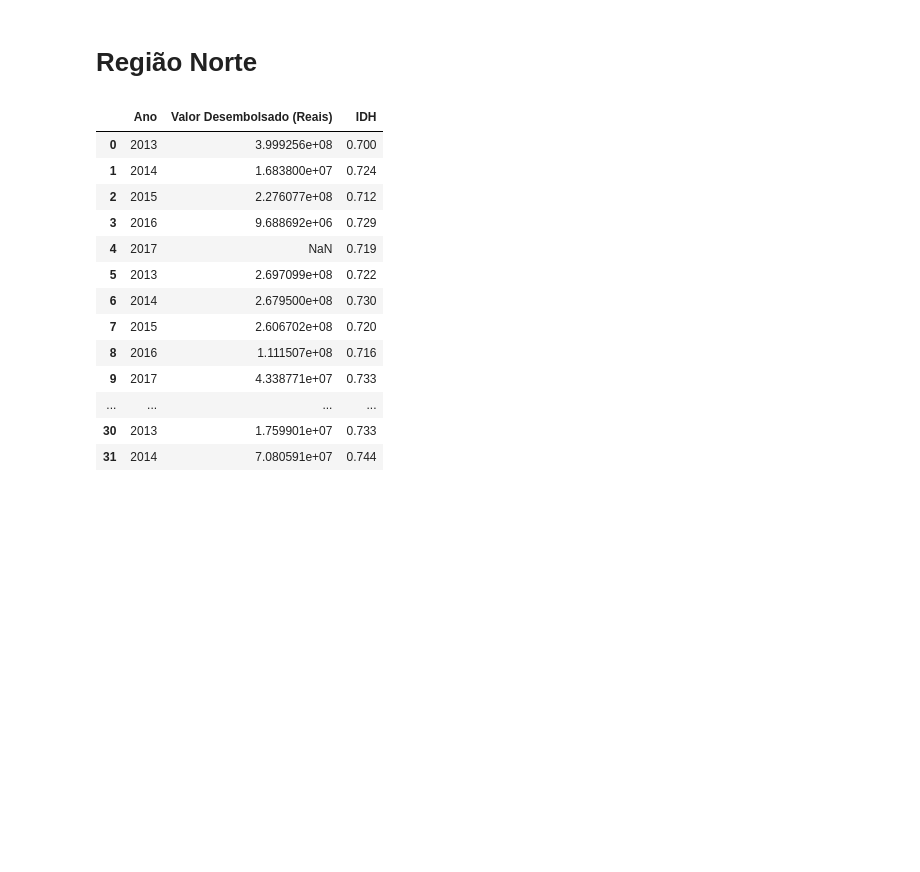
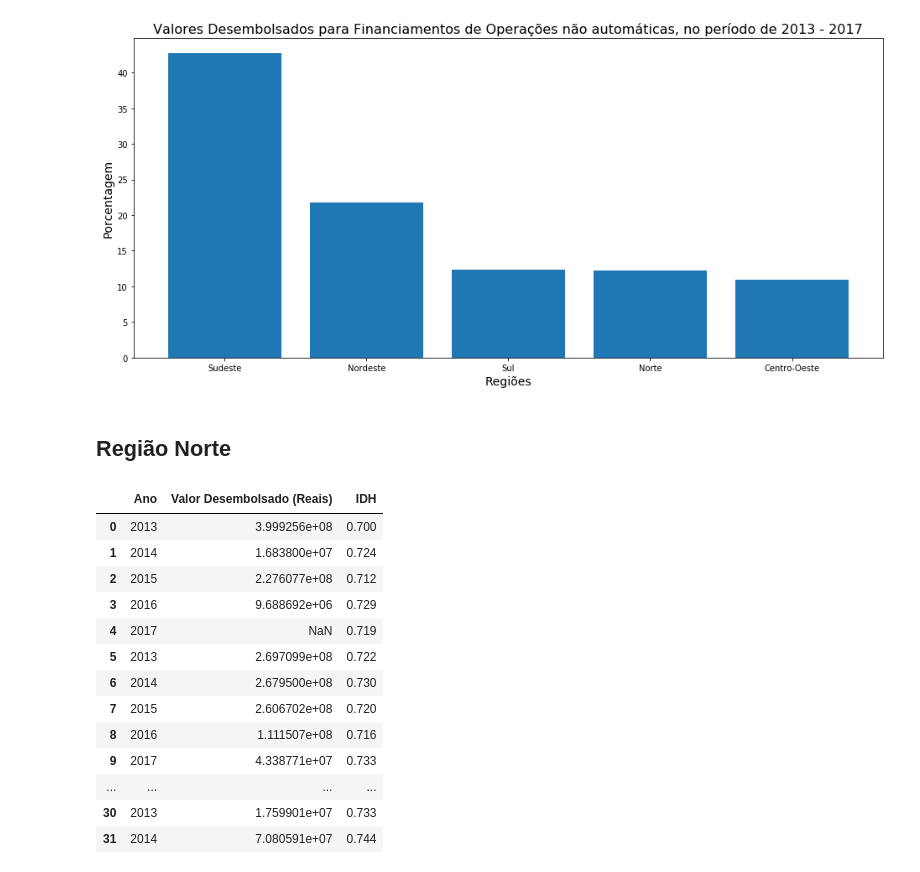
Before and after one commit to dayanacavalcante/BNDES-Dados-Abertos, a Jupyter notebook: Src/BNDES-Dados-Abertos.ipynb, the cells around one changed output. Saved outputs shown, nothing was run; the diff lists cells and outputs as text; code cells hidden in the pictures; blank space fills up the shorter version.

```diff
--- a/Src/BNDES-Dados-Abertos.ipynb
+++ b/Src/BNDES-Dados-Abertos.ipynb
@@ -10,5 +23,17 @@ import statsmodels.api as sm
+# %%
+regiao = ['Sudeste', 'Nordeste', 'Sul', 'Norte', 'Centro-Oeste']
+porcentagem = [42.68, 21.78, 12.38, 12.27, 10.89]
+plt.figure(figsize = (16,7))
+plt.bar(regiao, porcentagem)
+
+plt.title("Valores Desembolsados para Financiamentos de Operações não automáticas, no período de 2013 - 2017", fontsize=16)
+plt.xlabel("Regiões", fontsize=14)
+plt.ylabel("Porcentagem", fontsize=14)
+plt.show()
+# %% [output]
+[figure, added]
 # %% [markdown]
-# Região Norte
+## Região Norte
 # %%
 # Dados
 
```
Also changed, not shown: parts of 7 cells of this notebook, 3 other files.
